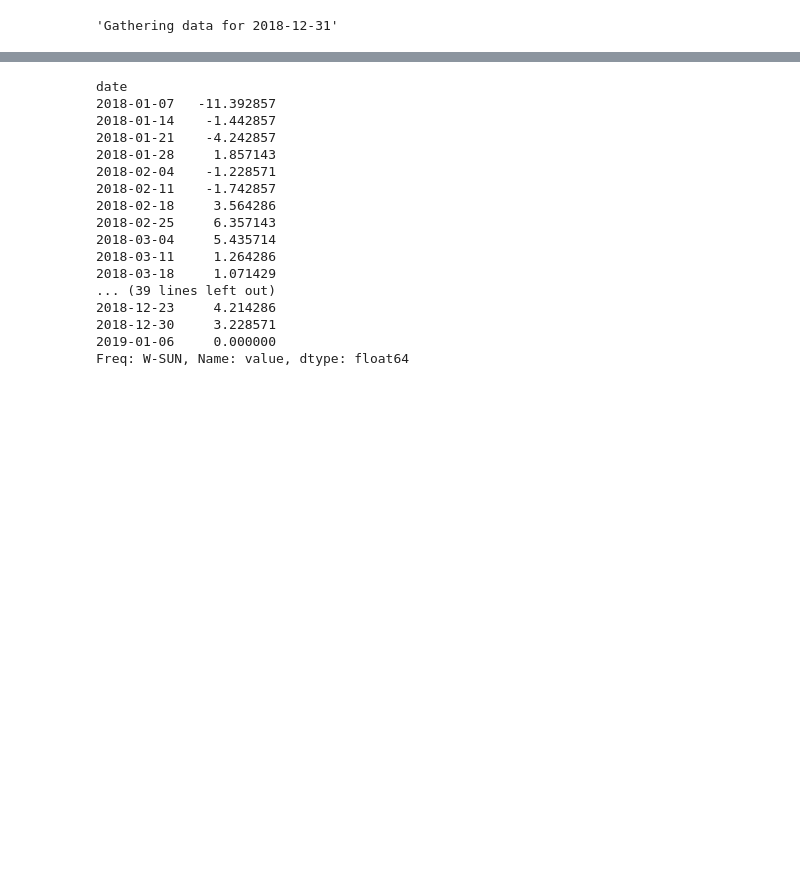
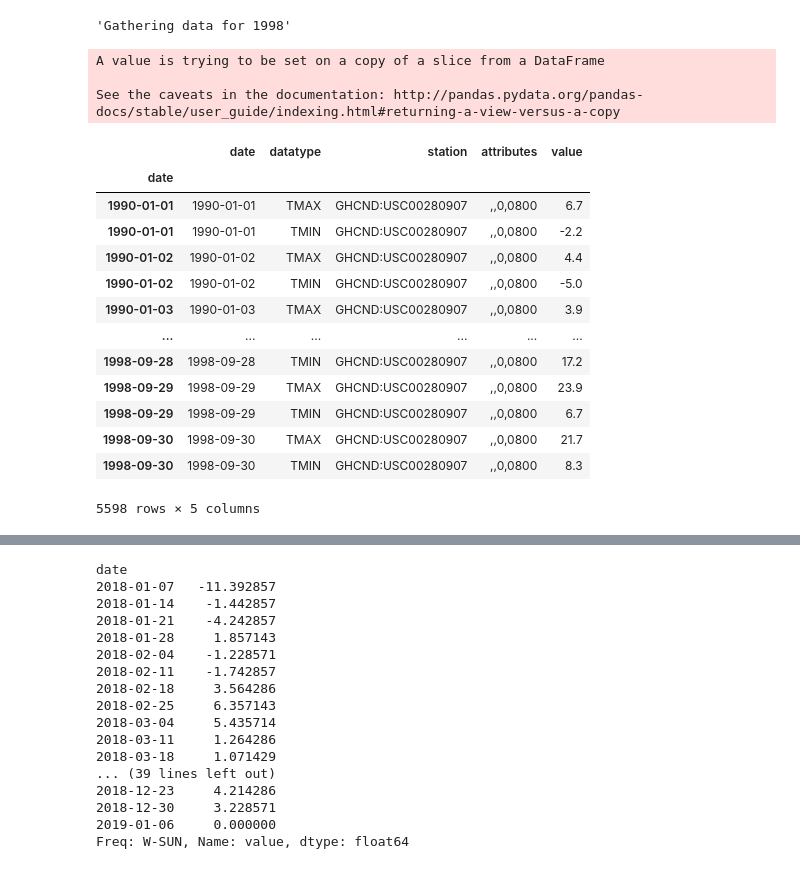
Before and after one commit to cathyxinchangli/ATMS-597-SP-2020, a Jupyter notebook: ATMS-597-SP-2020-Project-2/Project2.ipynb, the cells around one changed output, grey strips where cells are left out. Saved outputs shown, nothing was run; the diff lists cells and outputs as text; code cells hidden in the pictures; blank space fills up the shorter version.

```diff
--- a/ATMS-597-SP-2020-Project-2/Project2.ipynb
+++ b/ATMS-597-SP-2020-Project-2/Project2.ipynb
@@ -8,6 +8,7 @@
 # 01/01/2018 to 01/01/2019 in a climate stripes graph.
 
 import requests
+import numpy as np
 import pandas as pd
 import datetime
 from IPython import display # for updating the cell dynamically
@@ -45,14 +46,13 @@ def make_request(endpoint, payload=None):
     )
 
 # Set date range
-current = datetime.date(2018, 1, 1)
-end = datetime.date(2019, 1, 1)
+daterange = np.arange(1990,1999)
 
 results = []
-while current < end:
+for i in range(len(daterange)):
     # Update the cell with status information
     display.clear_output(wait=True)
-    display.display(f'Gathering data for {str(current)}')
+    display.display(f'Gathering data for {str(daterange[i])}')
 
     response = make_request(
         'data',
@@ -61,8 +61,8 @@ while current < end:
             'datatypeid' : ['TMAX','TMIN'],
             'locationid' : 'CITY:US360019', # NYC
             'stationid' : 'GHCND:USC00280907',
-            'startdate' : current,
-            'enddate' : current,
+            'startdate' : datetime.date(daterange[i], 1, 1),
+            'enddate' : datetime.date(daterange[i], 12, 31),
             'units' : 'metric',
             'limit' : 1000 # max allowed
         })
@@ -70,9 +70,6 @@ while current < end:
     if response.ok:
         # We extend the list instead of appending to avoid getting a nested list
         results.extend(response.json()['results'])
-
-    # Update the current date to avoid an infinite loop
-    current += datetime.timedelta(days=1)
 
 def clean_up(datain,key):
     '''
@@ -83,8 +80,33 @@ def clean_up(datain,key):
     datain[key]= datain[key].astype('float')
     return datain
 # %% [output]
-'Gathering data for 2018-12-31'
+'Gathering data for 1998'
 # %%
 # Create a dataframe to store the results
 # Contains date, TMAX, TMIN, station, and value
 df = pd.DataFrame(results)
+
+# Clean up data for missing values (as represented by '9999' according to
+# GHCND documentation: https://www1.ncdc.noaa.gov/pub/data/cdo/documentation/GHCND_documentation.pdf)
+df = clean_up(df, 'value')
+df['date'] = pd.to_datetime(df['date'], infer_datetime_format=True)
+df.index = df['date']
+df
+# %% [output]
+A value is trying to be set on a copy of a slice from a DataFrame
+
+See the caveats in the documentation: http://pandas.pydata.org/pandas-docs/stable/user_guide/indexing.html#returning-a-view-versus-a-copy
+|  | date | datatype | station | attributes | value |
+| date |  |  |  |  |  |
+| 1990-01-01 | 1990-01-01 | TMAX | GHCND:USC00280907 | ,,0,0800 | 6.7 |
+| 1990-01-01 | 1990-01-01 | TMIN | GHCND:USC00280907 | ,,0,0800 | -2.2 |
+| 1990-01-02 | 1990-01-02 | TMAX | GHCND:USC00280907 | ,,0,0800 | 4.4 |
+| 1990-01-02 | 1990-01-02 | TMIN | GHCND:USC00280907 | ,,0,0800 | -5.0 |
+| 1990-01-03 | 1990-01-03 | TMAX | GHCND:USC00280907 | ,,0,0800 | 3.9 |
+| ... | ... | ... | ... | ... | ... |
+| 1998-09-28 | 1998-09-28 | TMIN | GHCND:USC00280907 | ,,0,0800 | 17.2 |
+| 1998-09-29 | 1998-09-29 | TMAX | GHCND:USC00280907 | ,,0,0800 | 23.9 |
+| 1998-09-29 | 1998-09-29 | TMIN | GHCND:USC00280907 | ,,0,0800 | 6.7 |
+| 1998-09-30 | 1998-09-30 | TMAX | GHCND:USC00280907 | ,,0,0800 | 21.7 |
+| 1998-09-30 | 1998-09-30 | TMIN | GHCND:USC00280907 | ,,0,0800 | 8.3 |
+5598 rows × 5 columns
```
Also changed, not shown: parts of 2 cells of this notebook.
